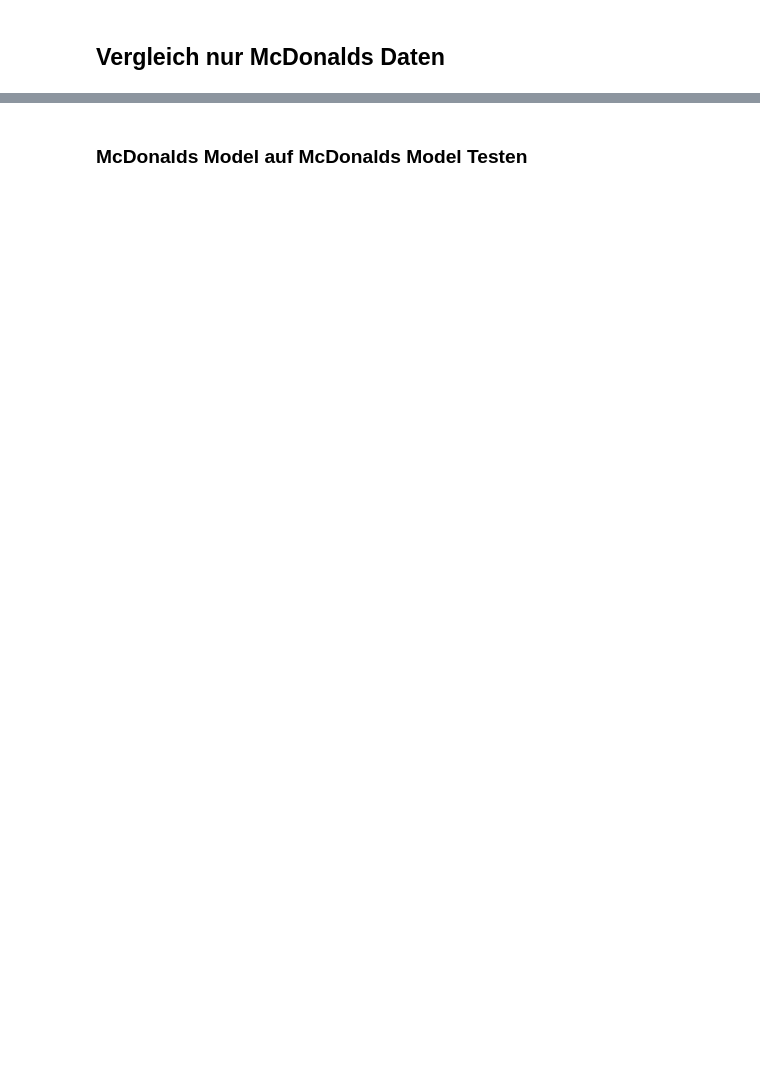
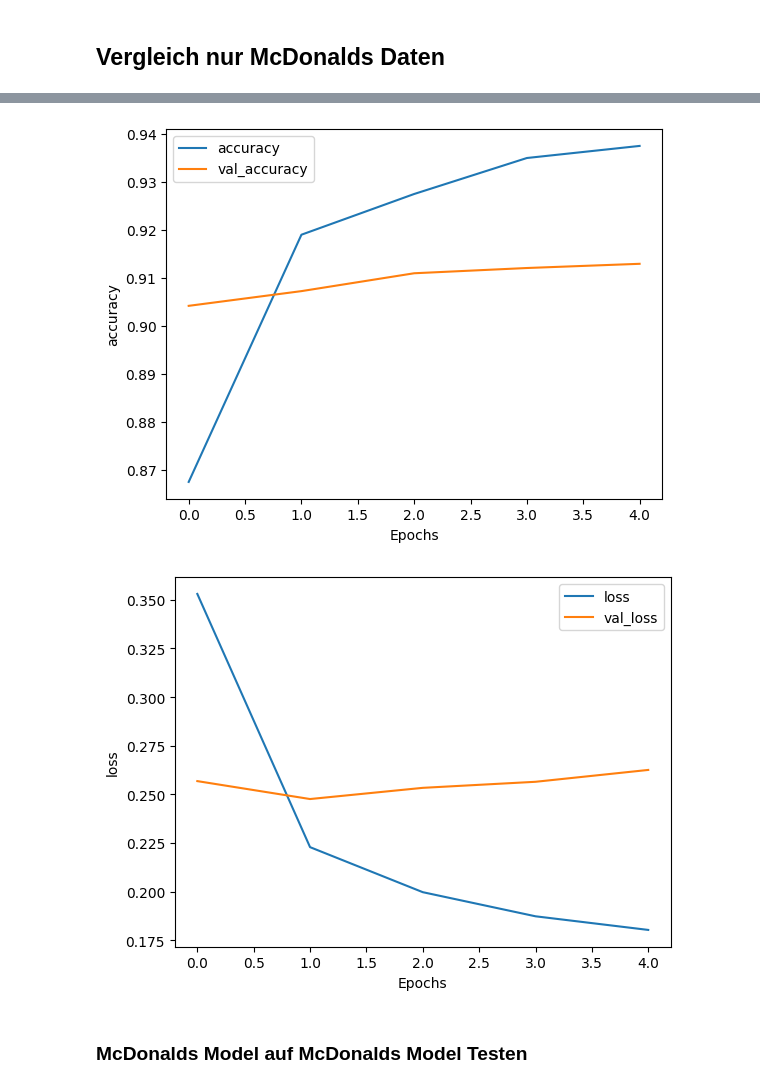
Before and after one commit to MaltePetersen/Sentiment-Analyse, a Jupyter notebook: 3.mc_donalds_imdb_bigram.ipynb, the cells around one changed output, grey strips where cells are left out. Saved outputs shown, nothing was run; the diff lists cells and outputs as text; code cells hidden in the pictures; blank space fills up the shorter version.

```diff
--- a/3.mc_donalds_imdb_bigram.ipynb
+++ b/3.mc_donalds_imdb_bigram.ipynb
@@ -320,7 +316,7 @@ model.evaluate(multi_hot_test_data_imdb, test_label_imdb)
 ## Vergleich nur McDonalds Daten
 # %%
 model_mc = get_model()
-model_mc.fit(multi_hot_train_data_mc,train_label_mc,
+history_mc = model_mc.fit(multi_hot_train_data_mc,train_label_mc,
 validation_split=0.2,
  epochs=10,
  callbacks= callbacks
@@ -340,3 +335,8 @@ Epoch 5/10
+# %%
+plot_history_metrics(history_mc, ['accuracy', 'loss'])
+# %% [output]
+[figure, added]
+[figure, added]
 # %% [markdown]
 ### McDonalds Model auf McDonalds Model Testen
 # %%
```
Also changed, not shown: parts of 18 cells of this notebook.
